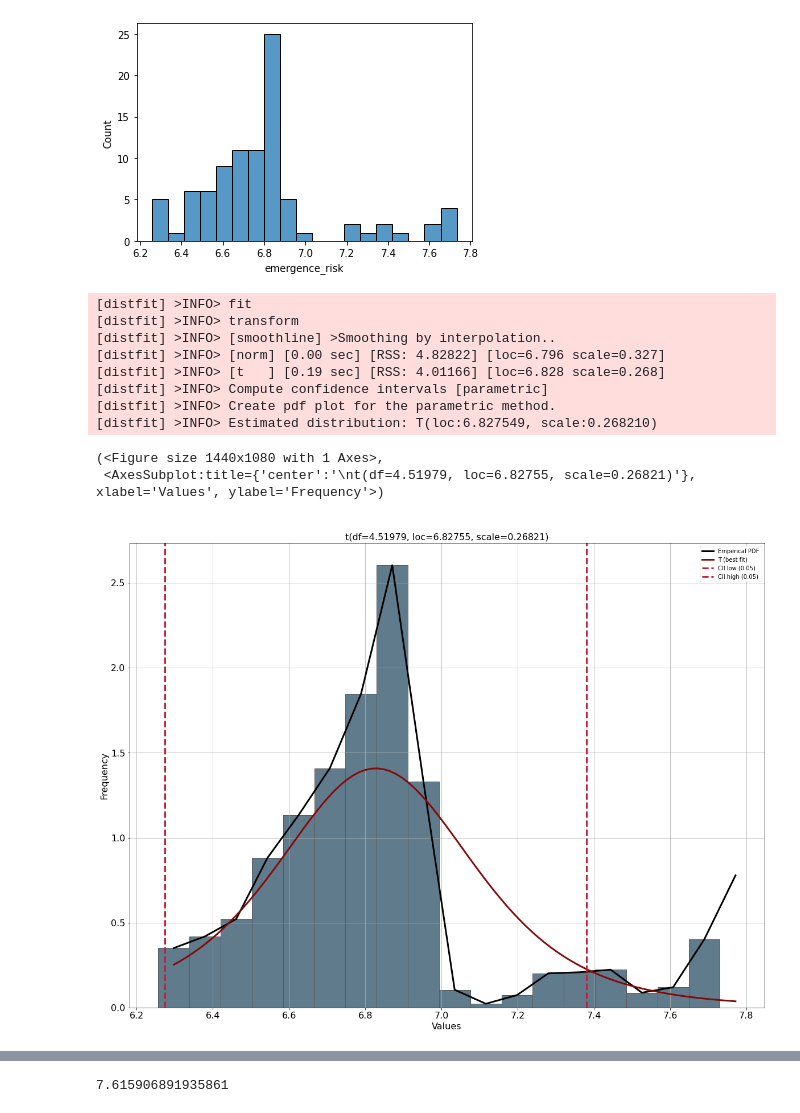
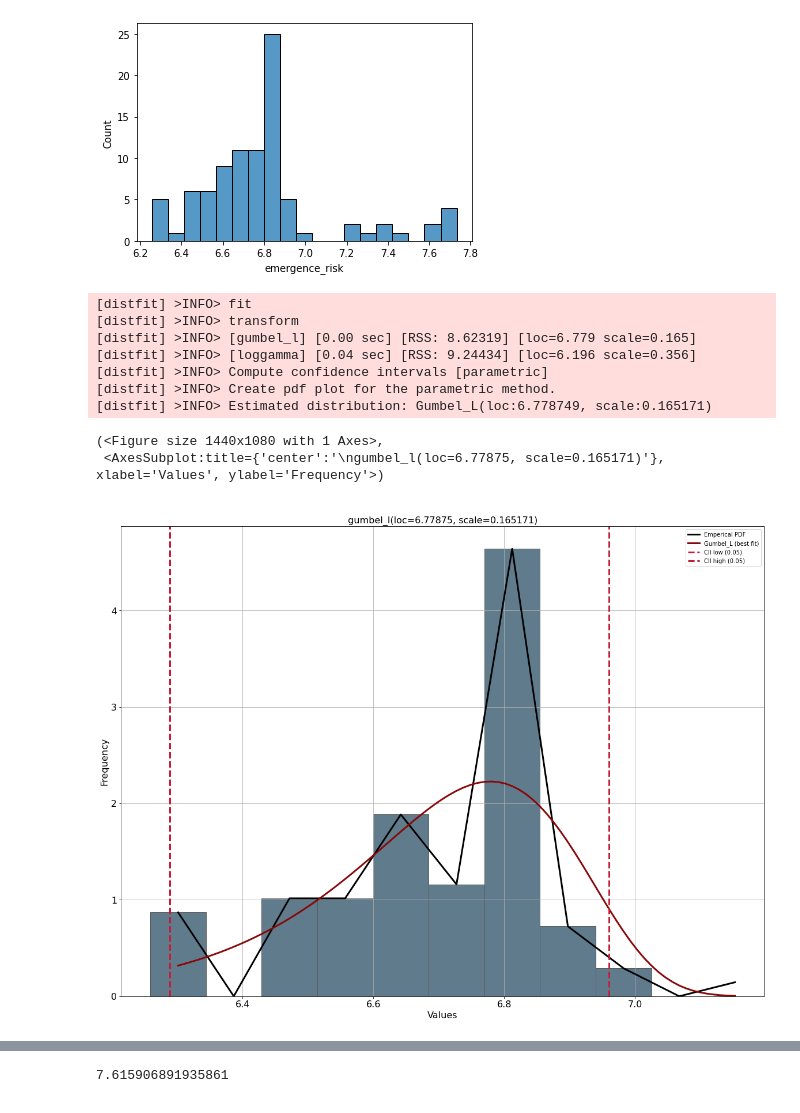
Before and after one commit to zeroknowledgediscovery/emergenet, a Jupyter notebook: paper_data_v3/irat_enet/animal_predictions.ipynb, the cells around one changed output, grey strips where cells are left out. Saved outputs shown, nothing was run; the diff lists cells and outputs as text; code cells hidden in the pictures.

```diff
--- a/paper_data_v3/irat_enet/animal_predictions.ipynb
+++ b/paper_data_v3/irat_enet/animal_predictions.ipynb
@@ -151,18 +168,19 @@ sns.histplot(collapseddf.emergence_risk)
 <AxesSubplot:xlabel='emergence_risk', ylabel='Count'>
 [figure]
 # %%
-dfitc = distfit(smooth=2,distr=['norm','t'])
-dfitc.fit_transform(collapseddf.emergence_risk)
+dfitc = distfit(distr=['gumbel_l','loggamma'])#,distr=['norm','t'])
+X_=collapseddf.emergence_risk.values
+X_=X_[X_<7.2]
+dfitc.fit_transform(X_)
 dfitc.plot()
 # %% [output]
 [distfit] >INFO> fit
 [distfit] >INFO> transform
-[distfit] >INFO> [smoothline] >Smoothing by interpolation..
-[distfit] >INFO> [norm] [0.00 sec] [RSS: 4.82822] [loc=6.796 scale=0.327]
-[distfit] >INFO> [t   ] [0.19 sec] [RSS: 4.01166] [loc=6.828 scale=0.268]
+[distfit] >INFO> [gumbel_l] [0.00 sec] [RSS: 8.62319] [loc=6.779 scale=0.165]
+[distfit] >INFO> [loggamma] [0.04 sec] [RSS: 9.24434] [loc=6.196 scale=0.356]
 [distfit] >INFO> Compute confidence intervals [parametric]
 [distfit] >INFO> Create pdf plot for the parametric method.
-[distfit] >INFO> Estimated distribution: T(loc:6.827549, scale:0.268210)
+[distfit] >INFO> Estimated distribution: Gumbel_L(loc:6.778749, scale:0.165171)
 (<Figure size 1440x1080 with 1 Axes>,
- <AxesSubplot:title={'center':'\nt(df=4.51979, loc=6.82755, scale=0.26821)'}, xlabel='Values', ylabel='Frequency'>)
+ <AxesSubplot:title={'center':'\ngumbel_l(loc=6.77875, scale=0.165171)'}, xlabel='Values', ylabel='Frequency'>)
-[figure, old version]
+[figure, new version]
```
Also changed, not shown: parts of 11 cells of this notebook, 7 other files.
